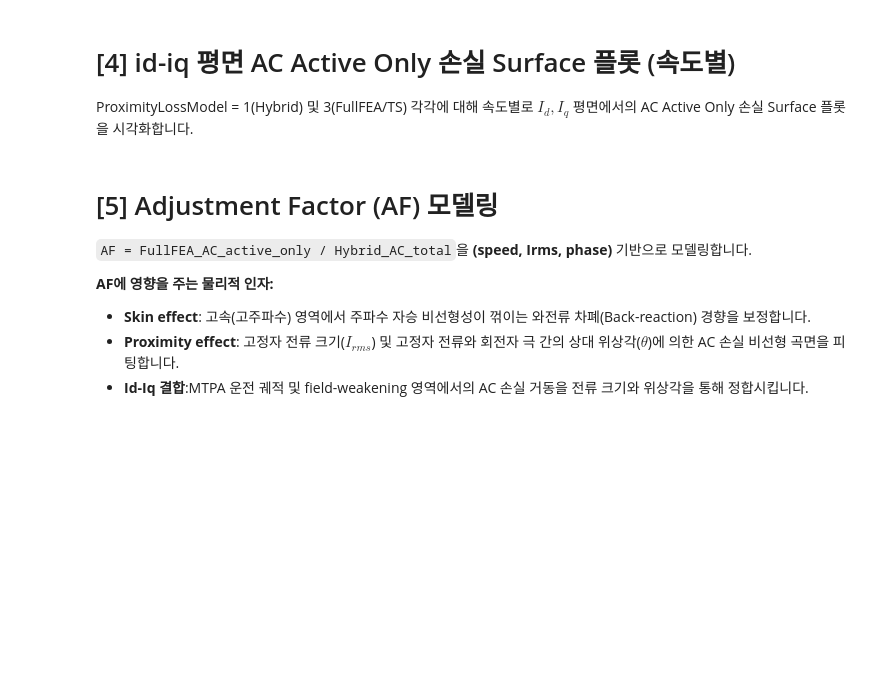
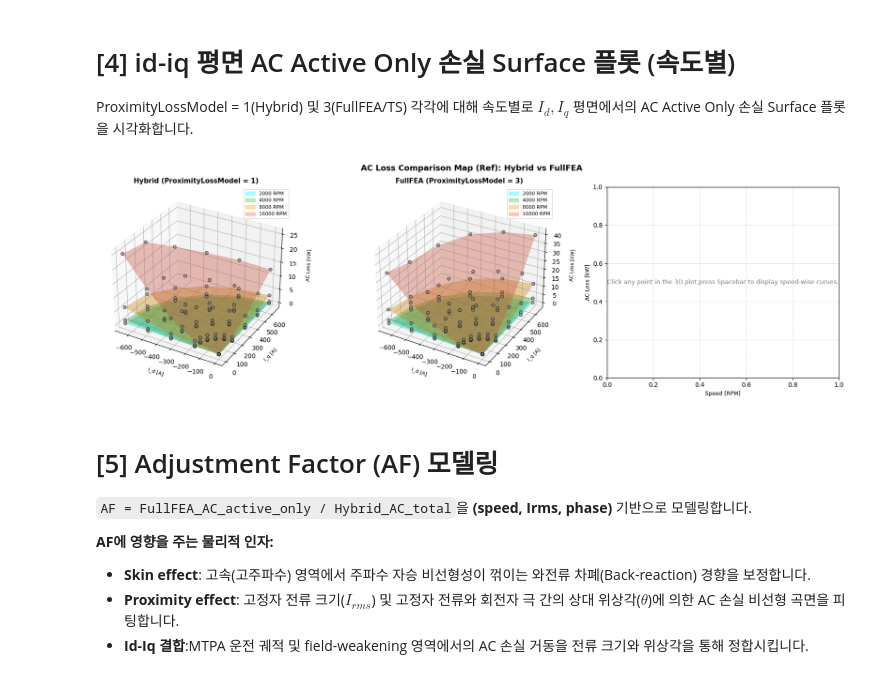
Before and after one commit to enjoyneer87/eMach, a Jupyter notebook: mlxperPJT/JEET/pyMotorCAD_Hybrid_AClossCode_ReducedRBF.ipynb, the cells around one changed output. Cells and saved outputs as stored; diff of their text form; code cells hidden in the pictures; blank space fills up the shorter version.

```diff
--- a/mlxperPJT/JEET/pyMotorCAD_Hybrid_AClossCode_ReducedRBF.ipynb
+++ b/mlxperPJT/JEET/pyMotorCAD_Hybrid_AClossCode_ReducedRBF.ipynb
@@ -237,8 +255,7 @@ if json_summary_path.exists():
             ax.legend(handles=lp, fontsize=8, loc="upper right")
 
         ax_right = fig.add_subplot(133)
-        ax_right.text(0.5, 0.5, "Click any point in the 3D plot,
-press Spacebar to display speed-wise curves.",
+        ax_right.text(0.5, 0.5, "Click any point in the 3D plot,press Spacebar to display speed-wise curves.",
                      ha="center", va="center", fontsize=10, color="gray")
         ax_right.set_xlabel("Speed [RPM]", fontsize=9)
         ax_right.set_ylabel("AC Loss [kW]", fontsize=9)
@@ -299,33 +316,35 @@ press Spacebar to display speed-wise curves.",
             for spd in unique_speeds:
                 match_h = [p for p in raw_h if p["speed"] == spd and np.isclose(p["current"], curr) and np.isclose(p["phase"], ph)]
                 match_f = [p for p in raw_f if p["speed"] == spd and np.isclose(p["current"], curr) and np.isclose(p["phase"], ph)]
                 if match_h and match_f:
                     curve_speeds.append(spd)
                     curve_losses_h.append(match_h[0]["hybrid_total_kW"])
                     curve_losses_f.append(match_f[0]["ts_ac_active_only_kW"])
             ax_right.plot(curve_speeds, curve_losses_h, marker='o', linestyle='-', color='dodgerblue', linewidth=2, label="Hybrid AC Total")
             ax_right.plot(curve_speeds, curve_losses_f, marker='*', linestyle='--', color='crimson', linewidth=2, label="FullFEA AC Active Only")
             for xs, yh, yf in zip(curve_speeds, curve_losses_h, curve_losses_f):
                 ax_right.annotate(f"{yh:.2f}", xy=(xs, yh), xytext=(4, 4), textcoords="offset points", fontsize=8, color="dodgerblue")
                 ax_right.annotate(f"{yf:.2f}", xy=(xs, yf), xytext=(4, -12), textcoords="offset points", fontsize=8, color="crimson")
             ax_right.set_title(f"AC Loss vs Speed\n(I_rms={curr:.1f}A, Phase={ph:.1f}°)", fontsize=11, fontweight='bold')
             ax_right.set_xlabel("Speed [RPM]", fontsize=9)
             ax_right.set_ylabel("AC Loss [kW]", fontsize=9)
             ax_right.grid(True, linestyle="--", alpha=0.5)
             ax_right.legend(fontsize=9, loc="upper left")
             fig.canvas.draw_idle()
 
         fig.canvas.mpl_connect('pick_event', on_pick)
         fig.canvas.mpl_connect('key_press_event', on_key)
         plt.tight_layout()
         plt.show()
 
     if len(hybrid_data) > 0 and len(ts_data) > 0:
         create_interactive_comparison_plot(hybrid_data, ts_data)
     else:
         print("Error: Need both Hybrid and FullFEA data.")
 else:
     print("JSON summary map file not found. Bypassing map surface plotting cell.")
+# %% [output]
+[figure, added]
 # %% [markdown]
 # [5] Adjustment Factor (AF) 모델링
 
```
Also changed, not shown: parts of 8 cells of this notebook, 16 other files.
